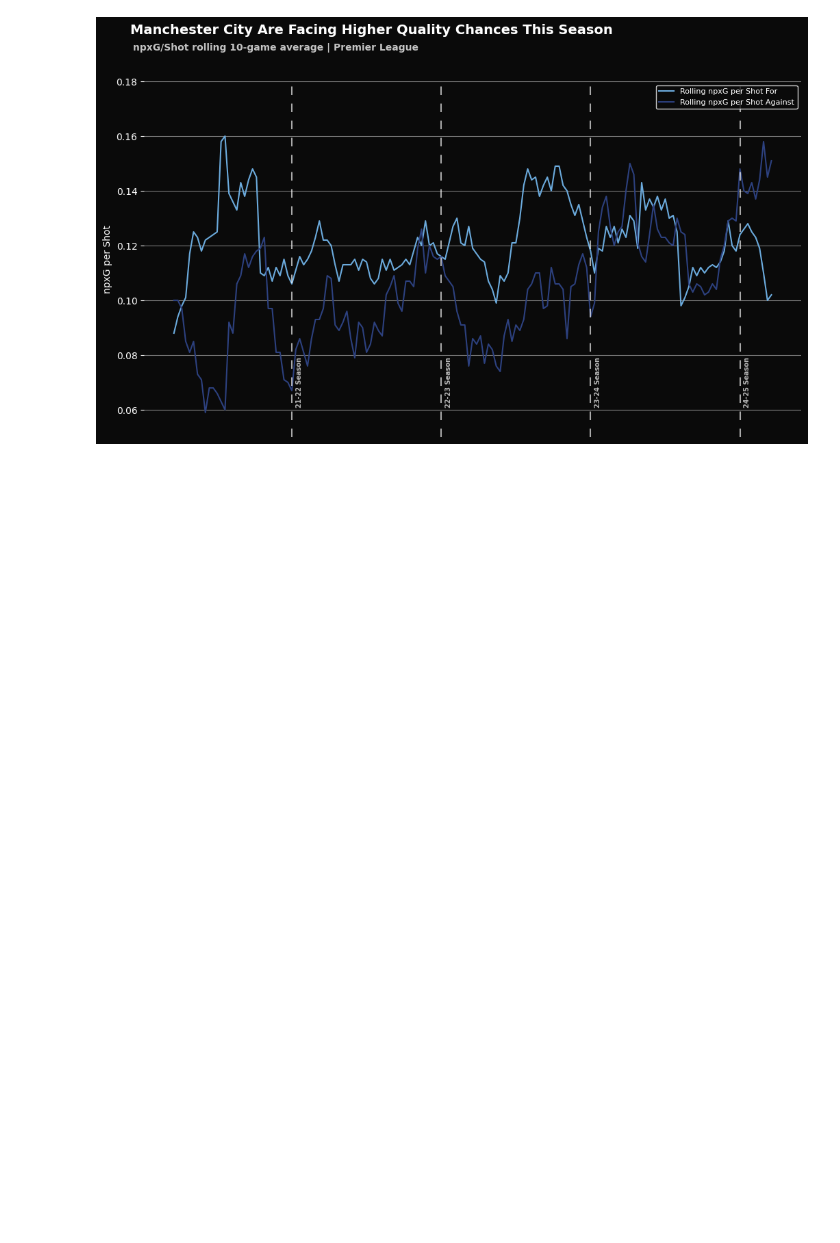
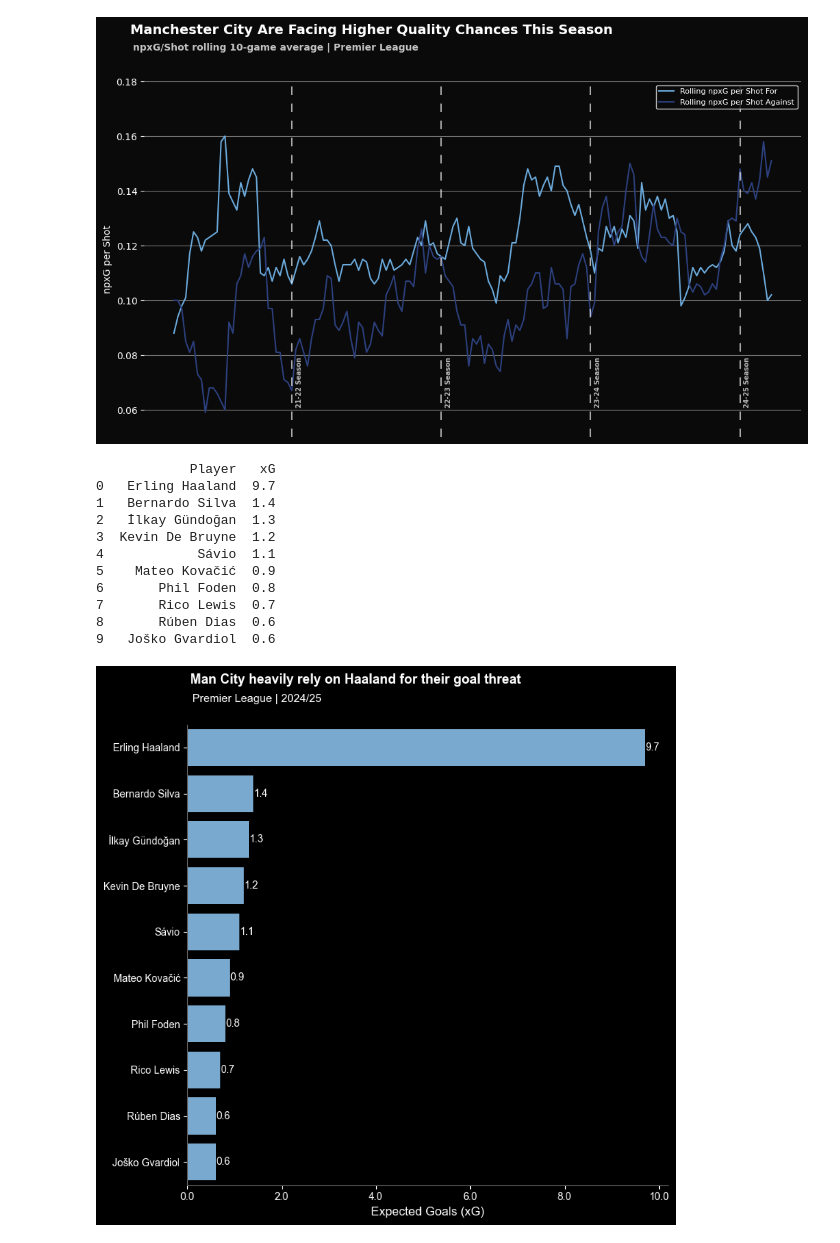
Before and after one commit to louis-porter/football-analytics, a Jupyter notebook: notebooks/man-city-decline/man_city_decline.ipynb, the cells around one changed output. Saved outputs shown, nothing was run; the diff lists cells and outputs as text; code cells hidden in the pictures; blank space fills up the shorter version.

Commit message:
man city decline viz

```diff
--- a/notebooks/man-city-decline/man_city_decline.ipynb
+++ b/notebooks/man-city-decline/man_city_decline.ipynb
@@ -84,3 +84,61 @@ ax.legend(
 plt.show()
 # %% [output]
 [figure]
+# %%
+import numpy as np
+import seaborn as sns
+import matplotlib.pyplot as plt
+import pandas as pd
+
+# Style Configuration
+plt.style.use('dark_background')
+plt.rcParams['font.family'] = 'Arial'
+
+# Sort dataframe by high_chance_% in descending order
+df = pd.read_csv("man_city_player_xg.csv")
+df_sorted = df.sort_values('xG', ascending=False)
+high_df = df_sorted.head(10)
+print(high_df)
+
+# Create Plot
+fig, ax = plt.subplots(figsize=(8, 8))
+sns.barplot(x=high_df["xG"], y=high_df["Player"], ax=ax, color='#6CABDD')
+
+# Add Value Labels - now in decimal points instead of percentages
+for i, v in enumerate(high_df["xG"]):
+    ax.text(v + 0.01, i, f'{v:.1f}', va='center', color='white')
+
+# Format Axes - removed percentage formatting
+ax.xaxis.set_major_formatter(plt.FuncFormatter(lambda x, _: f'{x:.1f}'))
+
+# Customize Spines and Ticks
+ax.spines['top'].set_visible(False)
+ax.spines['right'].set_visible(False)
+ax.spines['left'].set_color('#666666')
+ax.spines['bottom'].set_color('#666666')
+ax.tick_params(colors='#ffffff')
+
+# Add Titles and Labels - updated label to remove percentage reference
+plt.xlabel('Expected Goals (xG)', color='white', fontsize=12)
+plt.ylabel("")
+plt.title("Man City heavily rely on Haaland for their goal threat",
+          color='white', fontsize=13, fontdict={"weight":"bold"}, pad=40, x=0.35)
+plt.suptitle('Premier League | 2024/25',
+            color='white', fontsize=11, x=.28, y=0.91)
+
+# Final Layout and Display
+plt.tight_layout()
+plt.show()
+# %% [output]
+            Player   xG
+0   Erling Haaland  9.7
+1   Bernardo Silva  1.4
+2   İlkay Gündoğan  1.3
+3  Kevin De Bruyne  1.2
+4            Sávio  1.1
+5    Mateo Kovačić  0.9
+6       Phil Foden  0.8
+7       Rico Lewis  0.7
+8       Rúben Dias  0.6
+9   Joško Gvardiol  0.6
+[figure, added]
```
Also changed, not shown: 4 other files.
